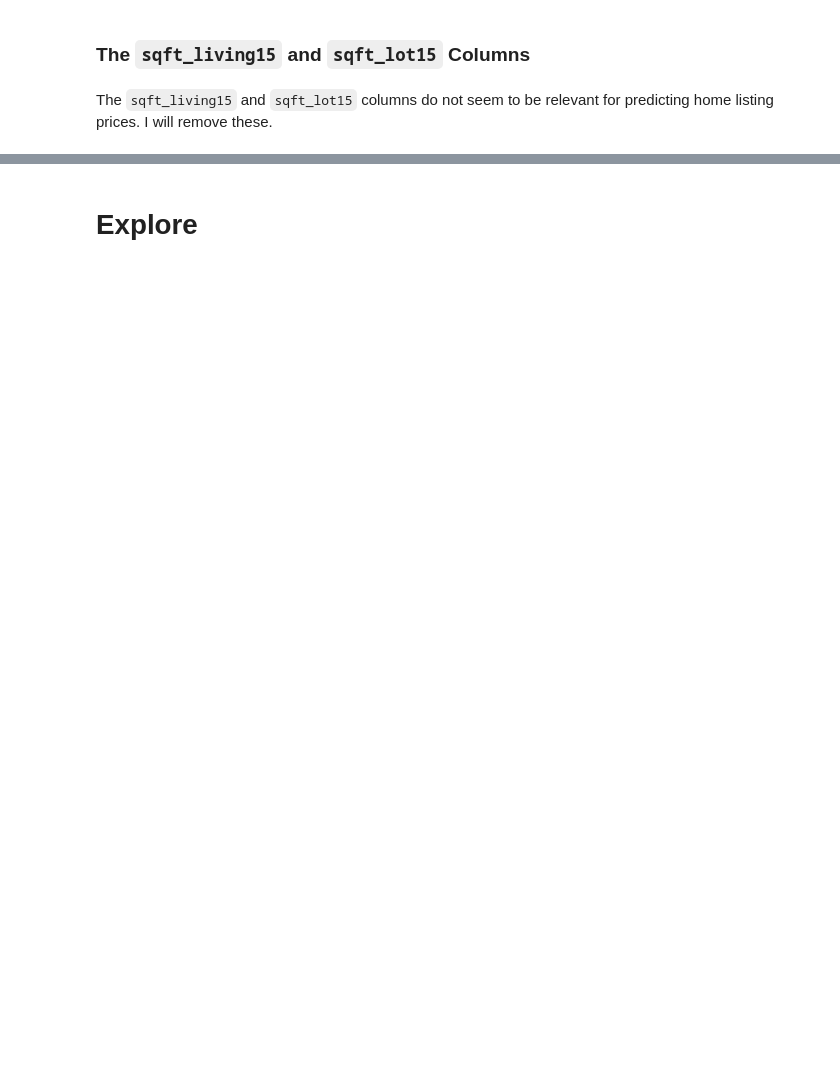
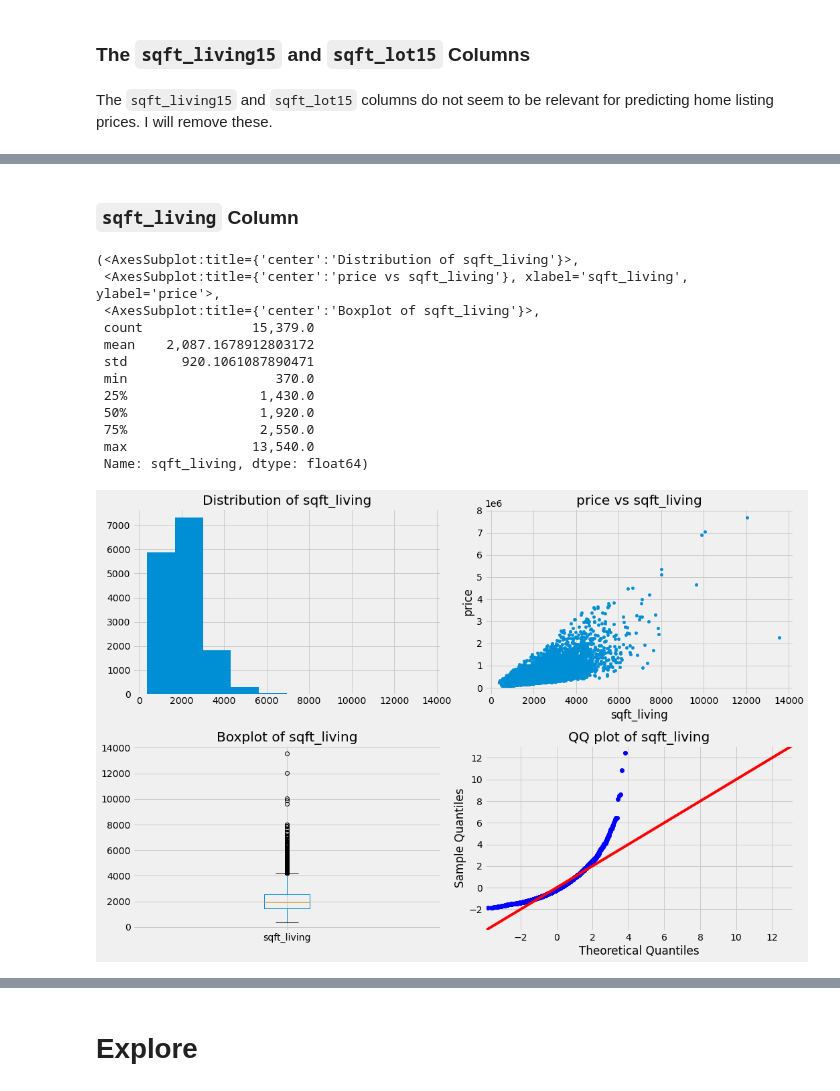
Before and after one commit to bentson1187/dsc-phase-2-project, a Jupyter notebook: Bentson, Brian Phase 2 Project.ipynb, the cells around one changed output, grey strips where cells are left out. Drawn from its saved outputs; the diff is of its cells as text; code cells hidden in the pictures; blank space fills up the shorter version.

```diff
--- a/Bentson, Brian Phase 2 Project.ipynb
+++ b/Bentson, Brian Phase 2 Project.ipynb
@@ -697,0 +720,19 @@ Index(['id', 'date', 'price', 'bedrooms', 'bathrooms', 'sqft_living',
+# %% [markdown]
+### `sqft_living` Column
+# %%
+#look at plots
+get_plots(df_scrub,'sqft_living', outlier='none')
+# %% [output]
+(<AxesSubplot:title={'center':'Distribution of sqft_living'}>,
+ <AxesSubplot:title={'center':'price vs sqft_living'}, xlabel='sqft_living', ylabel='price'>,
+ <AxesSubplot:title={'center':'Boxplot of sqft_living'}>,
+ count              15,379.0
+ mean    2,087.1678912803172
+ std       920.1061087890471
+ min                   370.0
+ 25%                 1,430.0
+ 50%                 1,920.0
+ 75%                 2,550.0
+ max                13,540.0
+ Name: sqft_living, dtype: float64)
+[figure, added]
```
Also changed, not shown: parts of 120 cells of this notebook.
